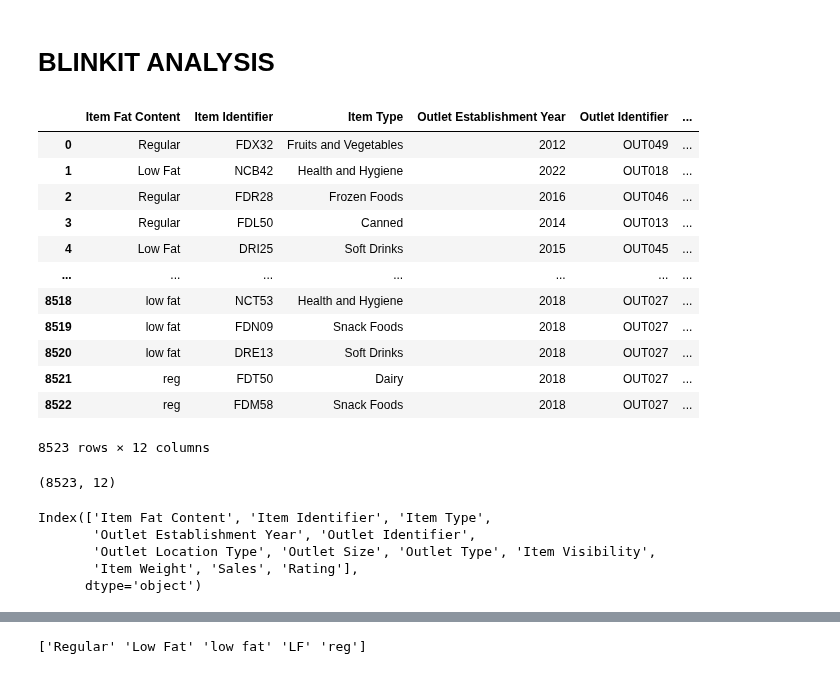
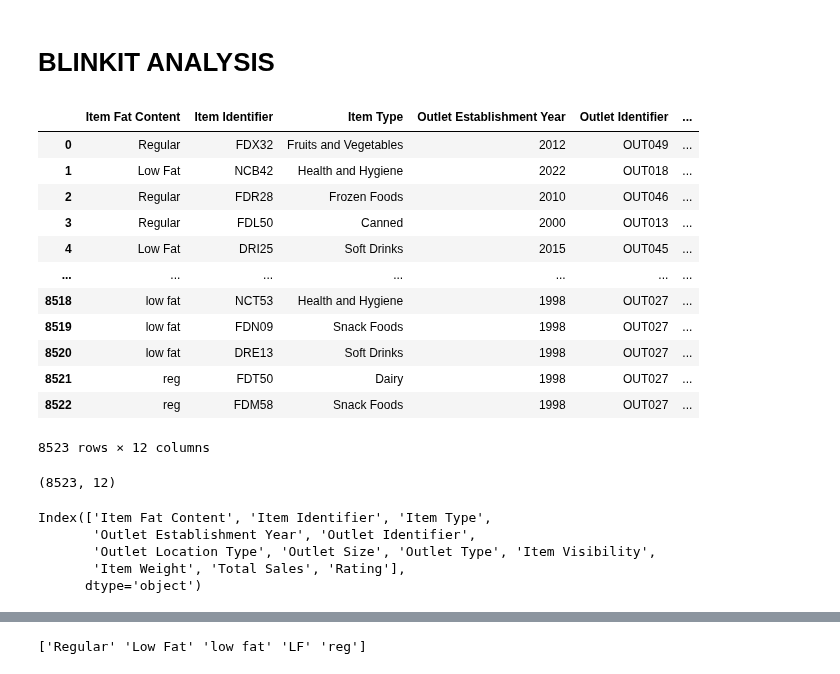
Before and after one commit to maheshkshi400/juypter, a Jupyter notebook: Data analytics/project/blinkit_analysis/blinkit_analysis.ipynb, the cells around one changed output, grey strips where cells are left out. Drawn from its saved outputs; the diff is of its cells as text; code cells hidden in the pictures.

```diff
--- a/Data analytics/project/blinkit_analysis/blinkit_analysis.ipynb
+++ b/Data analytics/project/blinkit_analysis/blinkit_analysis.ipynb
@@ -6,21 +6,21 @@ import matplotlib.pyplot as plt
 import numpy as np
 import seaborn as sns
 # %%
-df= pd.read_excel('BlinkIT Grocery Data.xlsx')
+df= pd.read_csv('BlinkIT Grocery Data.csv')
 df
 # %% [output]
 |  | Item Fat Content | Item Identifier | Item Type | Outlet Establishment Year | Outlet Identifier | ... |
 | 0 | Regular | FDX32 | Fruits and Vegetables | 2012 | OUT049 | ... |
 | 1 | Low Fat | NCB42 | Health and Hygiene | 2022 | OUT018 | ... |
-| 2 | Regular | FDR28 | Frozen Foods | 2016 | OUT046 | ... |
-| 3 | Regular | FDL50 | Canned | 2014 | OUT013 | ... |
+| 2 | Regular | FDR28 | Frozen Foods | 2010 | OUT046 | ... |
+| 3 | Regular | FDL50 | Canned | 2000 | OUT013 | ... |
 | 4 | Low Fat | DRI25 | Soft Drinks | 2015 | OUT045 | ... |
 | ... | ... | ... | ... | ... | ... | ... |
-| 8518 | low fat | NCT53 | Health and Hygiene | 2018 | OUT027 | ... |
-| 8519 | low fat | FDN09 | Snack Foods | 2018 | OUT027 | ... |
-| 8520 | low fat | DRE13 | Soft Drinks | 2018 | OUT027 | ... |
-| 8521 | reg | FDT50 | Dairy | 2018 | OUT027 | ... |
-| 8522 | reg | FDM58 | Snack Foods | 2018 | OUT027 | ... |
+| 8518 | low fat | NCT53 | Health and Hygiene | 1998 | OUT027 | ... |
+| 8519 | low fat | FDN09 | Snack Foods | 1998 | OUT027 | ... |
+| 8520 | low fat | DRE13 | Soft Drinks | 1998 | OUT027 | ... |
+| 8521 | reg | FDT50 | Dairy | 1998 | OUT027 | ... |
+| 8522 | reg | FDM58 | Snack Foods | 1998 | OUT027 | ... |
 8523 rows × 12 columns
 # %%
 df.shape
@@ -32,5 +32,5 @@ df.columns
 Index(['Item Fat Content', 'Item Identifier', 'Item Type',
        'Outlet Establishment Year', 'Outlet Identifier',
        'Outlet Location Type', 'Outlet Size', 'Outlet Type', 'Item Visibility',
-       'Item Weight', 'Sales', 'Rating'],
+       'Item Weight', 'Total Sales', 'Rating'],
       dtype='object')
```
Also changed, not shown: parts of 37 cells of this notebook, 17 other files.
